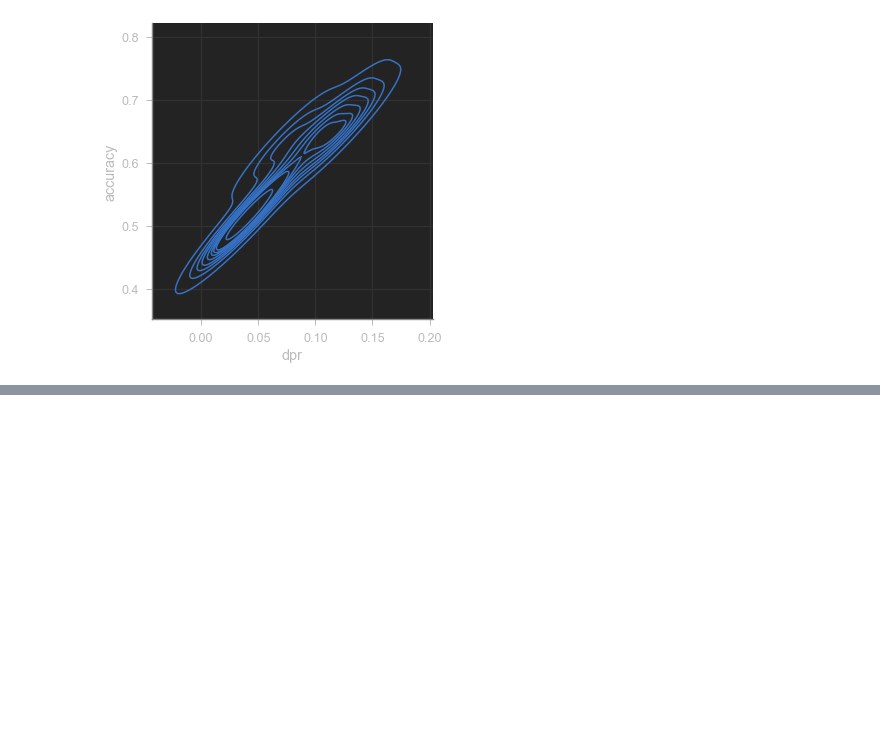
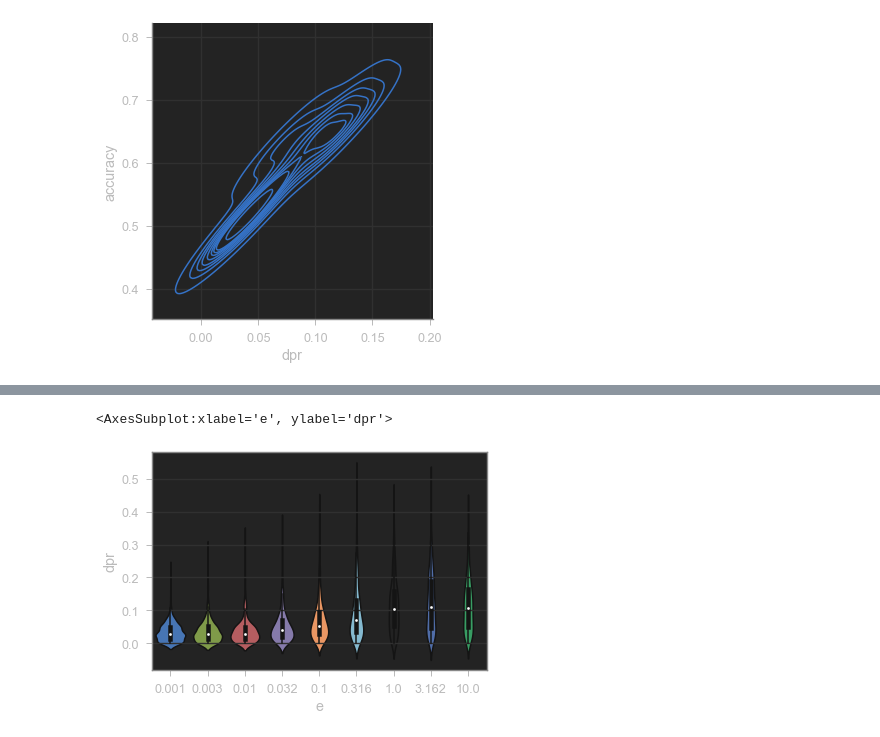
Before and after one commit to vladoxNCL/fairMDAVplus, a Jupyter notebook: Datasets/data_merge.ipynb, the cells around one changed output, grey strips where cells are left out. Saved outputs shown, nothing was run; the diff lists cells and outputs as text; code cells hidden in the pictures; blank space fills up the shorter version.

```diff
--- a/Datasets/data_merge.ipynb
+++ b/Datasets/data_merge.ipynb
@@ -190,0 +203,5 @@ sns.displot(data=avg, x="dpr", y="accuracy", kind="kde")
+# %%
+sns.violinplot(x="e", y="dpr", data=dp_df)
+# %% [output]
+<AxesSubplot:xlabel='e', ylabel='dpr'>
+[figure, added]
```
Also changed, not shown: parts of 4 cells of this notebook.
